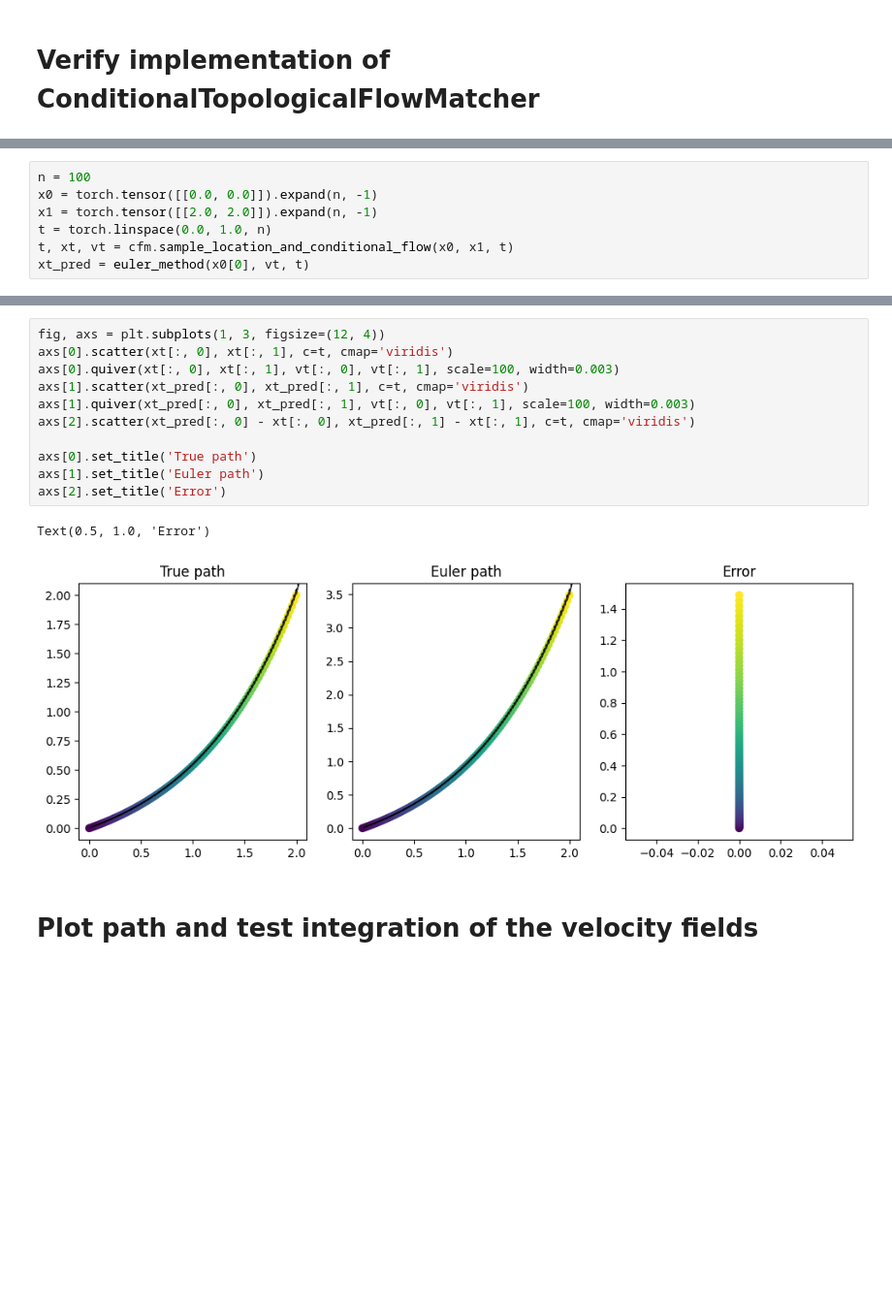
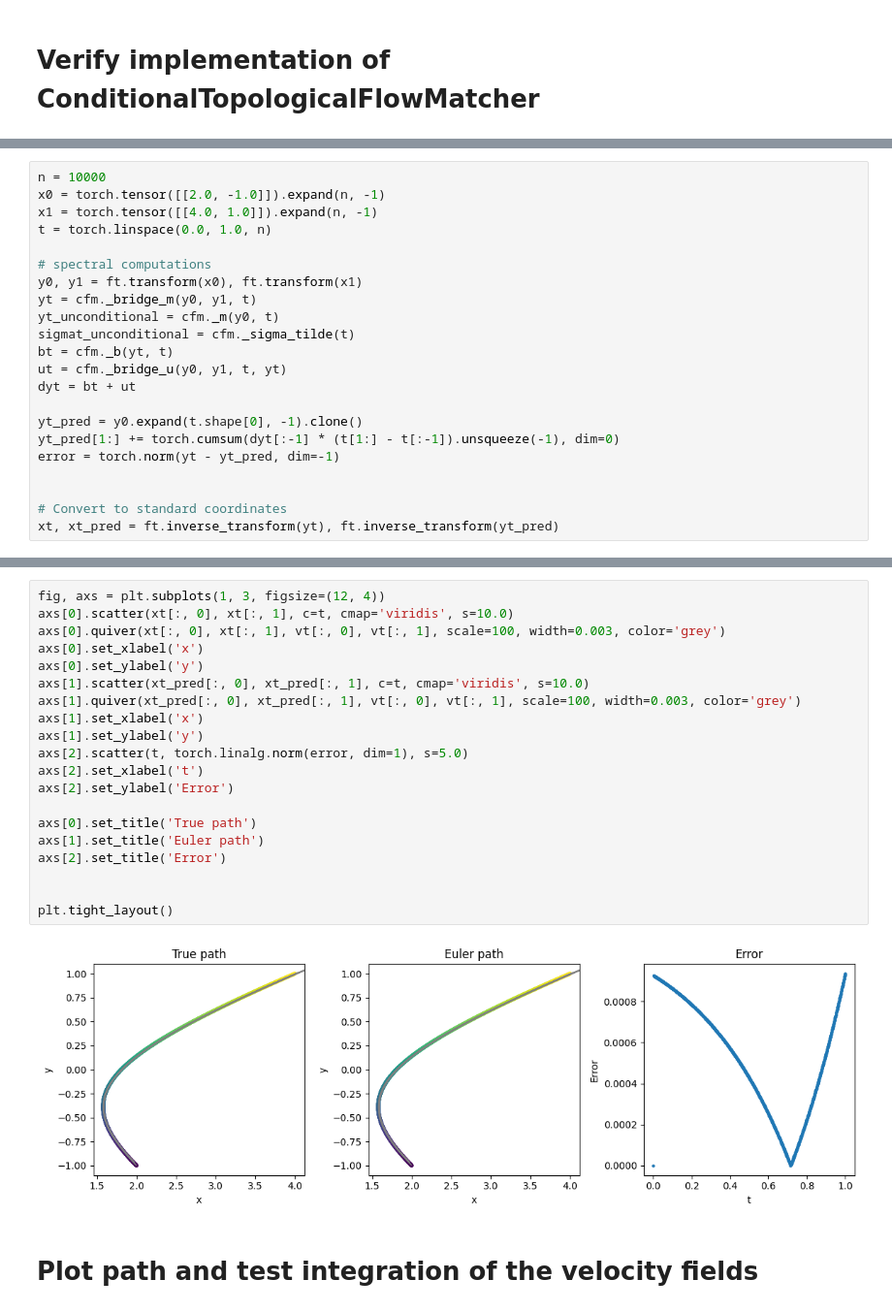
Before and after one commit to KacperWyrwal/topological-conditional-flow-matching, a Jupyter notebook: examples/images/images_as_cochains_on_a_grid.ipynb, the cells around one changed output, grey strips where cells are left out. Shown at 97% size. Saved outputs shown, nothing was run; the diff lists cells and outputs as text; blank space fills up the shorter version.

```diff
--- a/examples/images/images_as_cochains_on_a_grid.ipynb
+++ b/examples/images/images_as_cochains_on_a_grid.ipynb
@@ -114,9 +115,24 @@ c = 2.0
 ft = Naive1DFourierTransform(eigvecs)
 cfm = ConditionalTopologicalFlowMatcher(c=c, eigenvalues=eigvals, eigenvectors=eigvecs, fourier_transform=ft)
 # %%
-n = 100
-x0 = torch.tensor([[0.0, 0.0]]).expand(n, -1)
-x1 = torch.tensor([[2.0, 2.0]]).expand(n, -1)
+n = 10000
+x0 = torch.tensor([[2.0, -1.0]]).expand(n, -1)
+x1 = torch.tensor([[4.0, 1.0]]).expand(n, -1)
 t = torch.linspace(0.0, 1.0, n)
-t, xt, vt = cfm.sample_location_and_conditional_flow(x0, x1, t)
-xt_pred = euler_method(x0[0], vt, t)
+
+# spectral computations
+y0, y1 = ft.transform(x0), ft.transform(x1)
+yt = cfm._bridge_m(y0, y1, t)
+yt_unconditional = cfm._m(y0, t)
+sigmat_unconditional = cfm._sigma_tilde(t)
+bt = cfm._b(yt, t)
+ut = cfm._bridge_u(y0, y1, t, yt)
+dyt = bt + ut
+
+yt_pred = y0.expand(t.shape[0], -1).clone()
+yt_pred[1:] += torch.cumsum(dyt[:-1] * (t[1:] - t[:-1]).unsqueeze(-1), dim=0)
+error = torch.norm(yt - yt_pred, dim=-1)
+
+
+# Convert to standard coordinates
+xt, xt_pred = ft.inverse_transform(yt), ft.inverse_transform(yt_pred)
@@ -123,16 +144,24 @@ xt_pred = euler_method(x0[0], vt, t)
 # %%
 fig, axs = plt.subplots(1, 3, figsize=(12, 4))
-axs[0].scatter(xt[:, 0], xt[:, 1], c=t, cmap='viridis')
-axs[0].quiver(xt[:, 0], xt[:, 1], vt[:, 0], vt[:, 1], scale=100, width=0.003)
-axs[1].scatter(xt_pred[:, 0], xt_pred[:, 1], c=t, cmap='viridis')
-axs[1].quiver(xt_pred[:, 0], xt_pred[:, 1], vt[:, 0], vt[:, 1], scale=100, width=0.003)
-axs[2].scatter(xt_pred[:, 0] - xt[:, 0], xt_pred[:, 1] - xt[:, 1], c=t, cmap='viridis')
+axs[0].scatter(xt[:, 0], xt[:, 1], c=t, cmap='viridis', s=10.0)
+axs[0].quiver(xt[:, 0], xt[:, 1], vt[:, 0], vt[:, 1], scale=100, width=0.003, color='grey')
+axs[0].set_xlabel('x')
+axs[0].set_ylabel('y')
+axs[1].scatter(xt_pred[:, 0], xt_pred[:, 1], c=t, cmap='viridis', s=10.0)
+axs[1].quiver(xt_pred[:, 0], xt_pred[:, 1], vt[:, 0], vt[:, 1], scale=100, width=0.003, color='grey')
+axs[1].set_xlabel('x')
+axs[1].set_ylabel('y')
+axs[2].scatter(t, torch.linalg.norm(error, dim=1), s=5.0)
+axs[2].set_xlabel('t')
+axs[2].set_ylabel('Error')
 
 axs[0].set_title('True path')
 axs[1].set_title('Euler path')
 axs[2].set_title('Error')
+
+
+plt.tight_layout()
 # %% [output]
-Text(0.5, 1.0, 'Error')
-[figure, old version]
+[figure, new version]
 # %% [markdown]
 # Plot path and test integration of the velocity fields
```
Also changed, not shown: parts of 3 cells of this notebook, 2 other files.
